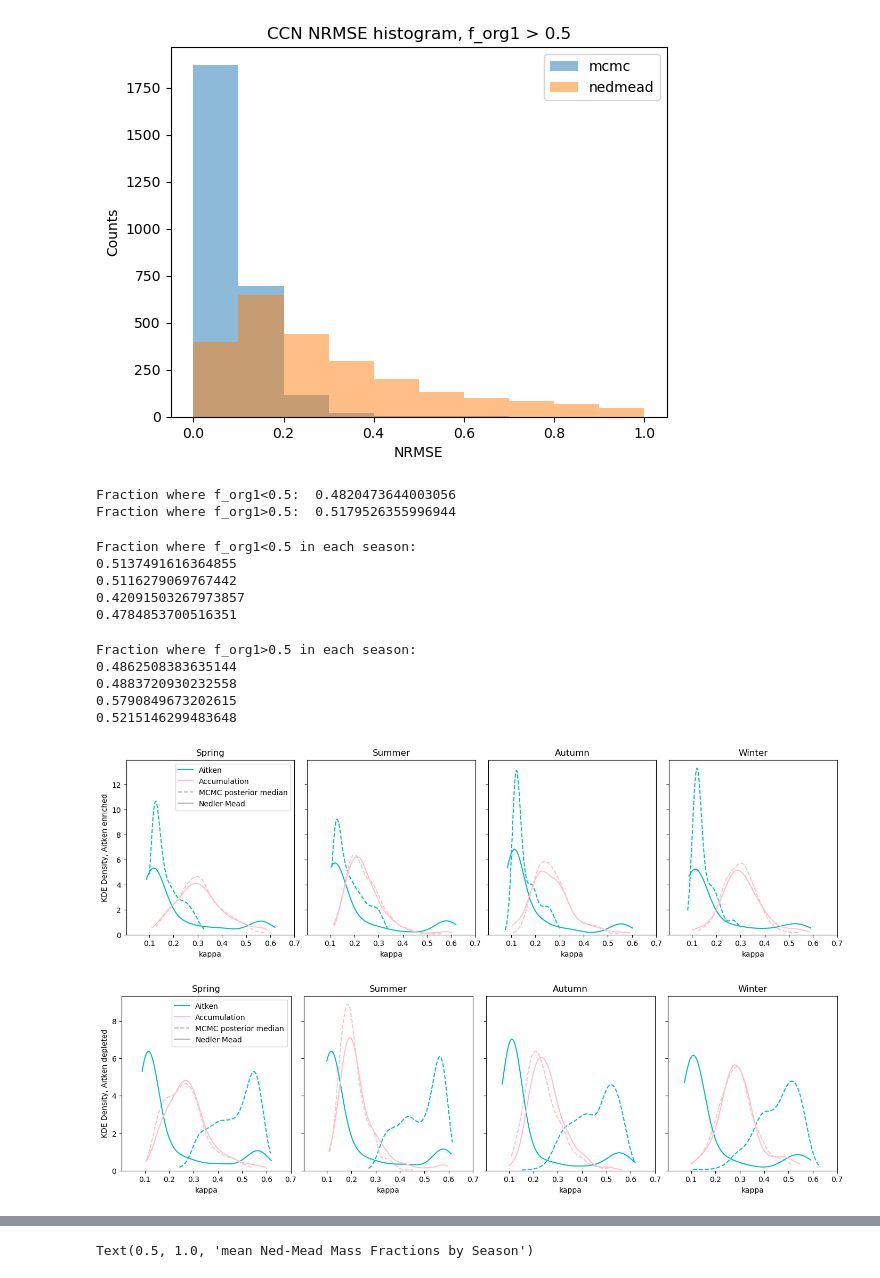
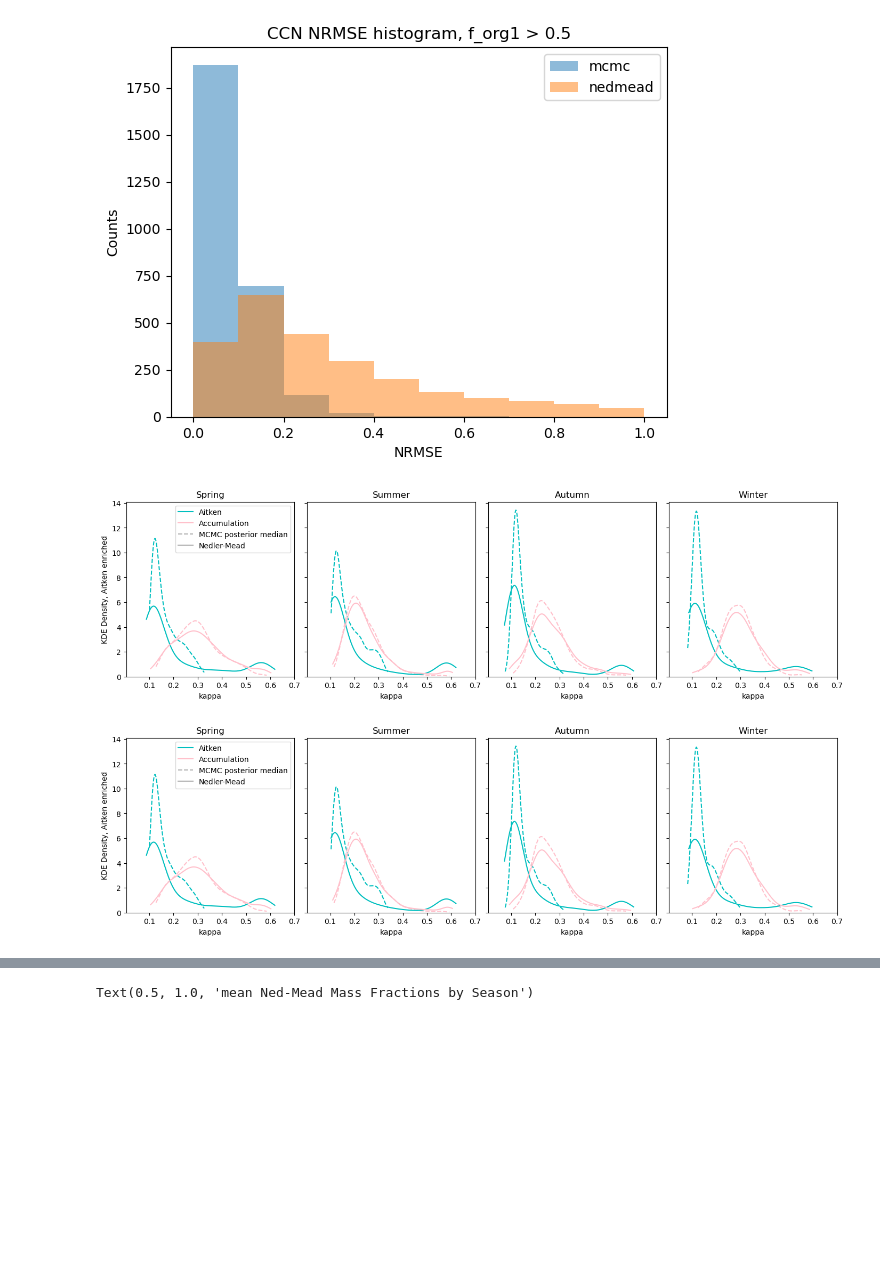
Before and after one commit to mauradewey/Modal-Aerosol-Composition, a Jupyter notebook: notebooks/explore-mcmc-results.ipynb, the cells around one changed output, grey strips where cells are left out. Saved outputs shown, nothing was run; the diff lists cells and outputs as text; code cells hidden in the pictures; blank space fills up the shorter version.

```diff
--- a/notebooks/explore-mcmc-results.ipynb
+++ b/notebooks/explore-mcmc-results.ipynb
@@ -366,0 +286,4 @@ mcmc_params_filtered.to_csv('../results/40k_m2_logparams_filtered_v2.csv')
+# %%
+# if needed, load filtered data:
+mcmc_params_filtered = pd.read_csv('../results/40k_m2_logparams_filtered_v2.csv')
+mcmc_results_filtered = pd.read_csv('../results/40k_m2_logparams_ccn_results_filtered_v2.csv')
@@ -492,30 +404,3 @@ plt.ylabel('Counts')
 # %% [output]
 Text(0, 0.5, 'Counts')
 [figure]
-# %%
-# print :
-print('Fraction where f_org1<0.5: ', mcmc_results_filtered.where((mcmc_results_filtered['f_org1'] <= 0.5)).dropna().shape[0]/ mcmc_results_filtered.dropna().shape[0])
-print('Fraction where f_org1>0.5: ', mcmc_results_filtered.where((mcmc_results_filtered['f_org1'] > 0.5)).dropna().shape[0]/ mcmc_results_filtered.dropna().shape[0])
-# %% [output]
-Fraction where f_org1<0.5:  0.4820473644003056
-Fraction where f_org1>0.5:  0.5179526355996944
-# %%
-print('Fraction where f_org1<0.5 in each season:')
-for i in range(4):
-    print(mcmc_results_filtered.where((mcmc_results_filtered['f_org1'] <= 0.5) & (mcmc_results_filtered['season'] == i)).dropna().shape[0]/ mcmc_results_filtered.where((mcmc_results_filtered['season'] == i)).dropna().shape[0])
-# %% [output]
-Fraction where f_org1<0.5 in each season:
-0.5137491616364855
-0.5116279069767442
-0.42091503267973857
-0.4784853700516351
-# %%
-print('Fraction where f_org1>0.5 in each season:')
-for i in range(4):
-    print(mcmc_results_filtered.where((mcmc_results_filtered['f_org1'] >= 0.5) & (mcmc_results_filtered['season'] == i)).dropna().shape[0]/ mcmc_results_filtered.where((mcmc_results_filtered['season'] == i)).dropna().shape[0])
-# %% [output]
-Fraction where f_org1>0.5 in each season:
-0.4862508383635144
-0.4883720930232558
-0.5790849673202615
-0.5215146299483648
@@ -522,50 +450,8 @@ Fraction where f_org1>0.5 in each season:
 # %%
-# look at seasonal KDEs of different parameters, split between Aitken and Accumulation modes:
-
-def seasonal_kde(Aitken_var, Accum_var, xaxis_label, x_lim, solid_line, log_scale=False, filter_f_org1=True):
-
-    fig,axes = plt.subplots(ncols=4, nrows=1, figsize=(14,4), sharey=True, constrained_layout=True)
-
-    for season in range(4):
-        ax = axes[season]
-
-        if filter_f_org1:
-            group_mcmc = mcmc_results_filtered.where((mcmc_results_filtered['season'] == season) & (mcmc_results_filtered['f_org1'] > 0.5))
-            group_nedmead = nedmead_results.where((nedmead_results['season'] == season) & (mcmc_results_filtered['f_org1'] > 0.5))
-            ylabel = 'KDE Density, Aitken enriched'
-        else:
-            group_mcmc = mcmc_results_filtered.where((mcmc_results_filtered['season'] == season) & (mcmc_results_filtered['f_org1'] < 0.5))
-            group_nedmead = nedmead_results.where((nedmead_results['season'] == season) & (mcmc_results_filtered['f_org1'] < 0.5))
-            ylabel = 'KDE Density, Aitken depleted'
-
-        sns.kdeplot(group_mcmc[Aitken_var].dropna(), ax=ax, label='mcmc Aitken', color='c', linewidth=1.5, linestyle='--', log_scale=log_scale, cut=0)
-        sns.kdeplot(group_mcmc[Accum_var].dropna(), ax=ax, label='mcmc Accumulation', color='pink', linewidth=1.5, linestyle='--', log_scale=log_scale, cut=0)
-        sns.kdeplot(group_nedmead[Aitken_var].dropna(), ax=ax, label='nedmead Aitken', color='c', linewidth=1.5, log_scale=log_scale, cut=0)
-        sns.kdeplot(group_nedmead[Accum_var].dropna(), ax=ax, label='nedmead Accumulation', color='pink', linewidth=1.5, log_scale=log_scale, cut=0)
-
-        ax.set_title(['Spring', 'Summer', 'Autumn', 'Winter'][season])
-        ax.set_xlim(x_lim)
-        ax.set_xlabel(xaxis_label)
-
-
-    axes[0].set_ylabel(ylabel)
-
-    # Define handles
-    aitken_line = mlines.Line2D([], [], color='c', linestyle='-', label='Aitken')
-    accum_line = mlines.Line2D([], [], color='pink', linestyle='-', label='Accumulation')
-
-    mcmc_line = mlines.Line2D([], [], color='gray', linestyle='--', label='MCMC posterior median', alpha=0.6)
-    iqr_75 = mlines.Line2D([], [], color='gray', linestyle=':', label='MCMC posterior 75%', alpha=0.6)
-    iqr_25 = mlines.Line2D([], [], color='gray', linestyle='-.', label='MCMC posterior 25%', alpha=0.6)
-    init_line = mlines.Line2D([], [], color='gray', linestyle='-', label=solid_line, alpha=0.6)
-
-    # Add to legend
-    axes[0].legend(handles=[aitken_line, accum_line, mcmc_line, init_line])
-
 seasonal_kde('k1','k2','kappa', (0.005, 0.7),'Nedler-Mead', filter_f_org1=True)
 # %% [output]
-[figure, old version]
+[figure, new version]
 # %%
-seasonal_kde('k1','k2','kappa', (0.005, 0.7),'Nedler-Mead', filter_f_org1=False)
+seasonal_kde('k1','k2','kappa', (0.005, 0.7),'Nedler-Mead', filter_f_org1=True)
 # %% [output]
-[figure, old version]
+[figure, new version]
```
Also changed, not shown: parts of 90 cells of this notebook, 23 other files.
